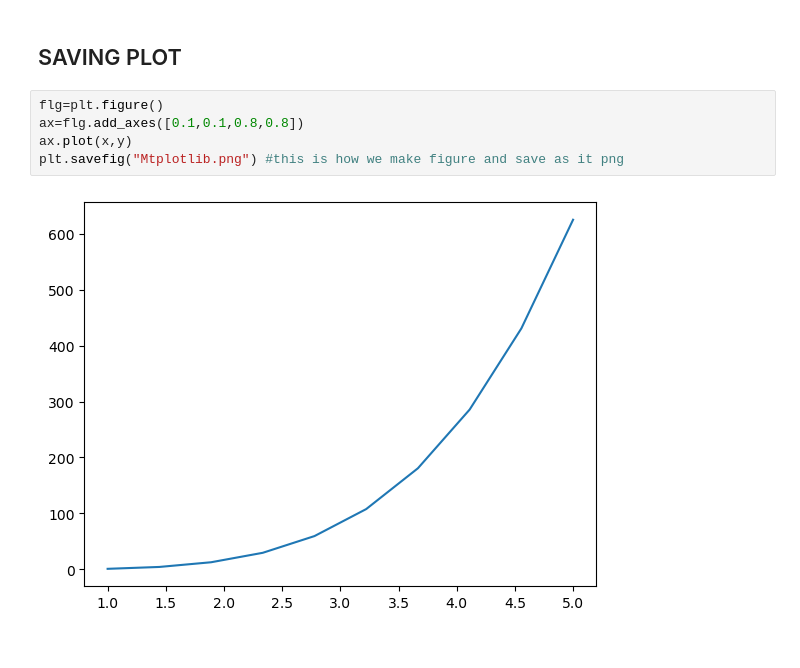
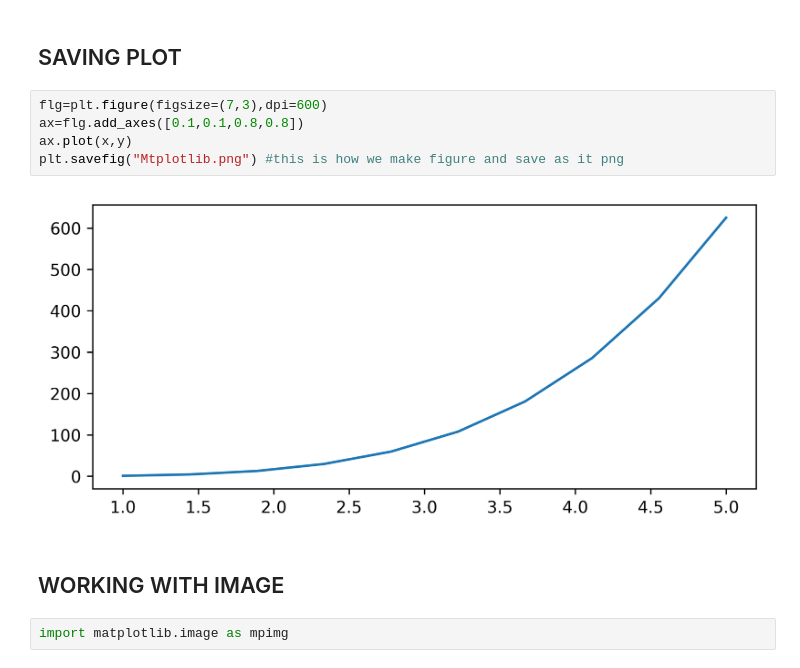
Before and after one commit to debmalya20/-Data-Visualization-, a Jupyter notebook: matplotlib.ipynb, the cells around one changed output. Cells and saved outputs as stored; diff of their text form.

Commit message:
Add images

```diff
--- a/matplotlib.ipynb
+++ b/matplotlib.ipynb
@@ -76,9 +76,13 @@ plt.boxplot(x)
 # %% [markdown]
 ## SAVING PLOT
 # %%
-flg=plt.figure()
+flg=plt.figure(figsize=(7,3),dpi=600)
 ax=flg.add_axes([0.1,0.1,0.8,0.8])
 ax.plot(x,y)
 plt.savefig("Mtplotlib.png") #this is how we make figure and save as it png
 # %% [output]
-[figure, old version]
+[figure, new version]
+# %% [markdown]
+## WORKING WITH IMAGE
+# %%
+import matplotlib.image as mpimg
```
Also changed, not shown: parts of 1 cell of this notebook, 2 other files.
